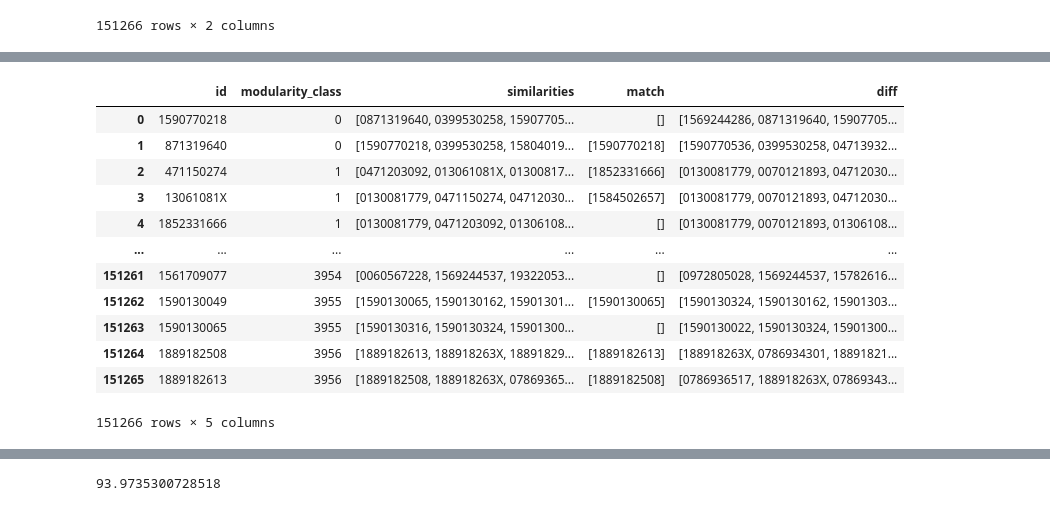
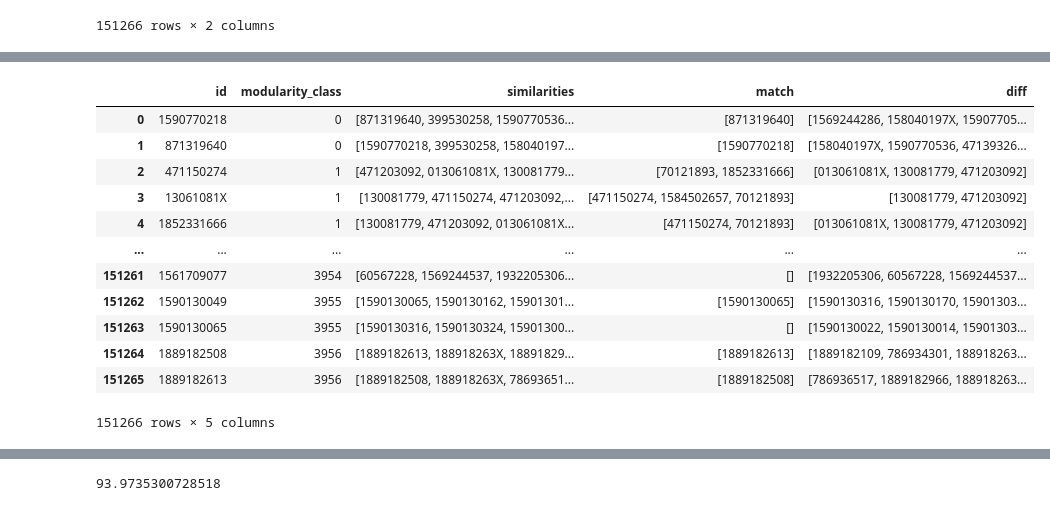
Before and after one commit to DEISI-ULHT-TFC-2023-24/TFC-DEISI88-CoBuyPatterns, a Jupyter notebook: TFC - revision.ipynb, the cells around one changed output, grey strips where cells are left out. Drawn from its saved outputs; the diff is of its cells as text; code cells hidden in the pictures.

```diff
--- a/TFC - revision.ipynb
+++ b/TFC - revision.ipynb
@@ -224,7 +216,7 @@ Name: count, Length: 61, dtype: int64
 unwanted_categories = ['jp-unknown1', 'jp-unknown2', 'jp-unknown3', 'Genres', 'Reference', 'Books on Tape','Book Clubs','Bargain Books','Books on CD',"O'Reilly",
                        'New & Used Textbooks','Home & Office','Boxed Sets','McGraw-Hill','Sheet Music & Scores','Book Accessories','Holiday Greeting Cards','Accessories',
                        'Books, Music & More','Gift Categories','Classical','Camera & Photo','Calendars', 'Libros en español','Foreign Language Books', 'Parenting & Families','Engineering'
-                       'Large Print', 'Stephen E. Ambrose', 'Miscellaneous', 'HOWdesign Studio','John Wiley & Sons', 'Opera & Vocal', 'Large Print', 'Pop', 'Gay & Lesbian', 'Camera & Photo Brands']
+                       'Large Print', 'Stephen E. Ambrose', 'Miscellaneous', 'HOWdesign Studio','John Wiley & Sons', 'Opera & Vocal', 'Large Print', 'Pop', 'Gay & Lesbian', 'Camera & Photo Brands', 'Actors & Actresses']
 book = full_dataSet_dataframe[full_dataSet_dataframe['group'] == 'Book']
 book = book[~book['categories'].isin(unwanted_categories)]
 
@@ -1015,0 +991,5 @@ plt.show()
+# %%
+# Merging dataframes from the ID
+product_h['Id'] = product_h['Id'].astype(str)
+merged_data = pd.merge(product_h, book, left_on='Id', right_on='id')
+merged_data
@@ -1067,0 +1055,4 @@ study_relations
+# %%
+# Lets observe the comminity with id = 0
+study_relations = merged_data[merged_data.modularity_class==0]
+study_relations
@@ -1104,45 +1099,45 @@ See the caveats in the documentation: https://pandas.pydata.org/pandas-docs/stab
 # %%
 final_results = pd.DataFrame()
 
-# Loop sobre os valores de modularity_class de 0 a 3956
+# Loop over modularity_class values from 0 to 3956
 for class_value in range(3957):
-    study_relations = trial[trial.modularity_class == class_value].copy()
+    study_relations = merged_data[merged_data.modularity_class == class_value].copy()
 
     if study_relations.empty:
         continue
 
     id_list = study_relations['id'].tolist()
     study_relations['match'] = [[] for _ in range(len(study_relations))]
     study_relations['diff'] = [[] for _ in range(len(study_relations))]
 
     # Comparar ids com  similarities
     for index, row in study_relations.iterrows():
         match_set = set()
         diff_set = set()
 
         for item in row['similarities']:
             if item in id_list:
                 match_set.add(item)
             else:
                 diff_set.add(item)
 
         study_relations.at[index, 'match'] = list(match_set)
         study_relations.at[index, 'diff'] = list(diff_set)
 
     final_results = pd.concat([final_results, study_relations], ignore_index=True)
 
 final_results[['id','modularity_class','similarities','match','diff']]
 # %% [output]
 |  | id | modularity_class | similarities | match | diff |
-| 0 | 1590770218 | 0 | [0871319640, 0399530258, 15907705... | [] | [1569244286, 0871319640, 15907705... |
-| 1 | 871319640 | 0 | [1590770218, 0399530258, 15804019... | [1590770218] | [1590770536, 0399530258, 04713932... |
-| 2 | 471150274 | 1 | [0471203092, 013061081X, 01300817... | [1852331666] | [0130081779, 0070121893, 04712030... |
-| 3 | 13061081X | 1 | [0130081779, 0471150274, 04712030... | [1584502657] | [0130081779, 0070121893, 04712030... |
-| 4 | 1852331666 | 1 | [0130081779, 0471203092, 01306108... | [] | [0130081779, 0070121893, 01306108... |
+| 0 | 1590770218 | 0 | [871319640, 399530258, 1590770536... | [871319640] | [1569244286, 158040197X, 15907705... |
+| 1 | 871319640 | 0 | [1590770218, 399530258, 158040197... | [1590770218] | [158040197X, 1590770536, 47139326... |
+| 2 | 471150274 | 1 | [471203092, 013061081X, 130081779... | [70121893, 1852331666] | [013061081X, 130081779, 471203092] |
+| 3 | 13061081X | 1 | [130081779, 471150274, 471203092,... | [471150274, 1584502657, 70121893] | [130081779, 471203092] |
+| 4 | 1852331666 | 1 | [130081779, 471203092, 013061081X... | [471150274, 70121893] | [013061081X, 130081779, 471203092] |
 | ... | ... | ... | ... | ... | ... |
-| 151261 | 1561709077 | 3954 | [0060567228, 1569244537, 19322053... | [] | [0972805028, 1569244537, 15782616... |
-| 151262 | 1590130049 | 3955 | [1590130065, 1590130162, 15901301... | [1590130065] | [1590130324, 1590130162, 15901303... |
-| 151263 | 1590130065 | 3955 | [1590130316, 1590130324, 15901300... | [] | [1590130022, 1590130324, 15901300... |
-| 151264 | 1889182508 | 3956 | [1889182613, 188918263X, 18891829... | [1889182613] | [188918263X, 0786934301, 18891821... |
-| 151265 | 1889182613 | 3956 | [1889182508, 188918263X, 07869365... | [1889182508] | [0786936517, 188918263X, 07869343... |
+| 151261 | 1561709077 | 3954 | [60567228, 1569244537, 1932205306... | [] | [1932205306, 60567228, 1569244537... |
+| 151262 | 1590130049 | 3955 | [1590130065, 1590130162, 15901301... | [1590130065] | [1590130316, 1590130170, 15901303... |
+| 151263 | 1590130065 | 3955 | [1590130316, 1590130324, 15901300... | [] | [1590130022, 1590130014, 15901303... |
+| 151264 | 1889182508 | 3956 | [1889182613, 188918263X, 18891829... | [1889182613] | [1889182109, 786934301, 188918263... |
+| 151265 | 1889182613 | 3956 | [1889182508, 188918263X, 78693651... | [1889182508] | [786936517, 1889182966, 188918263... |
 151266 rows × 5 columns
```
Also changed, not shown: parts of 74 cells of this notebook.
